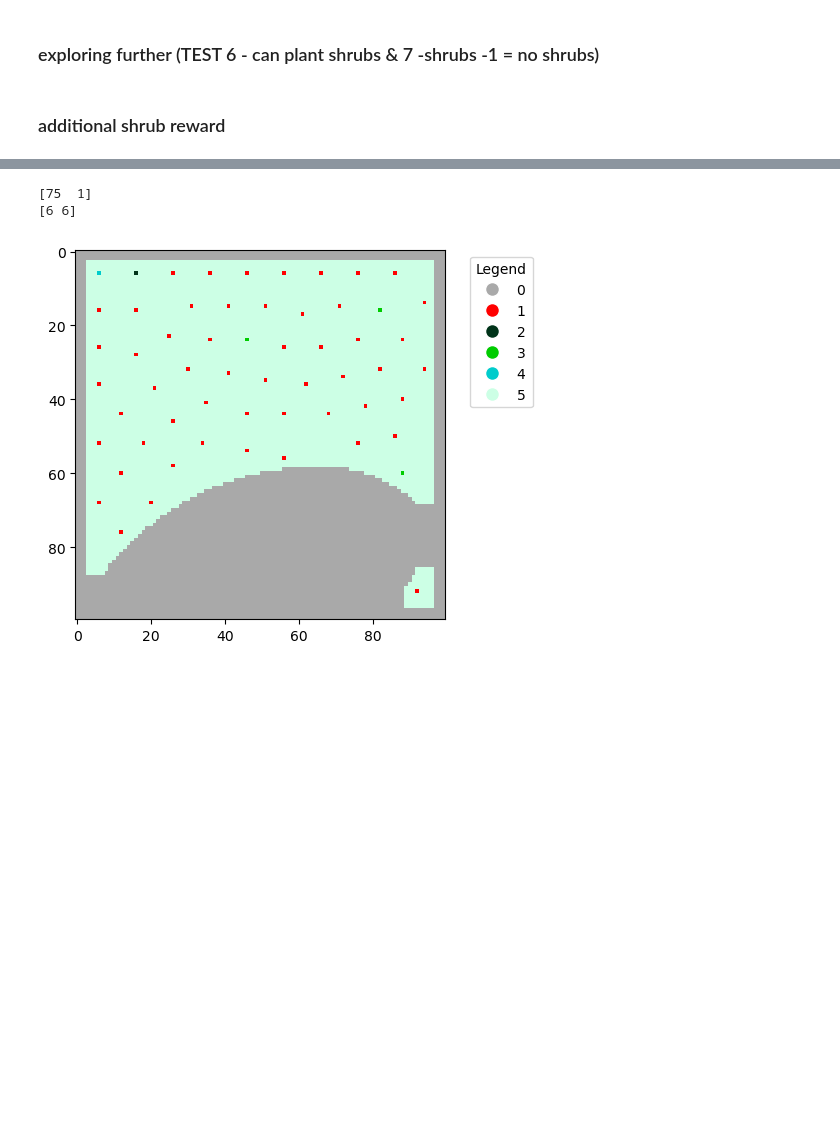
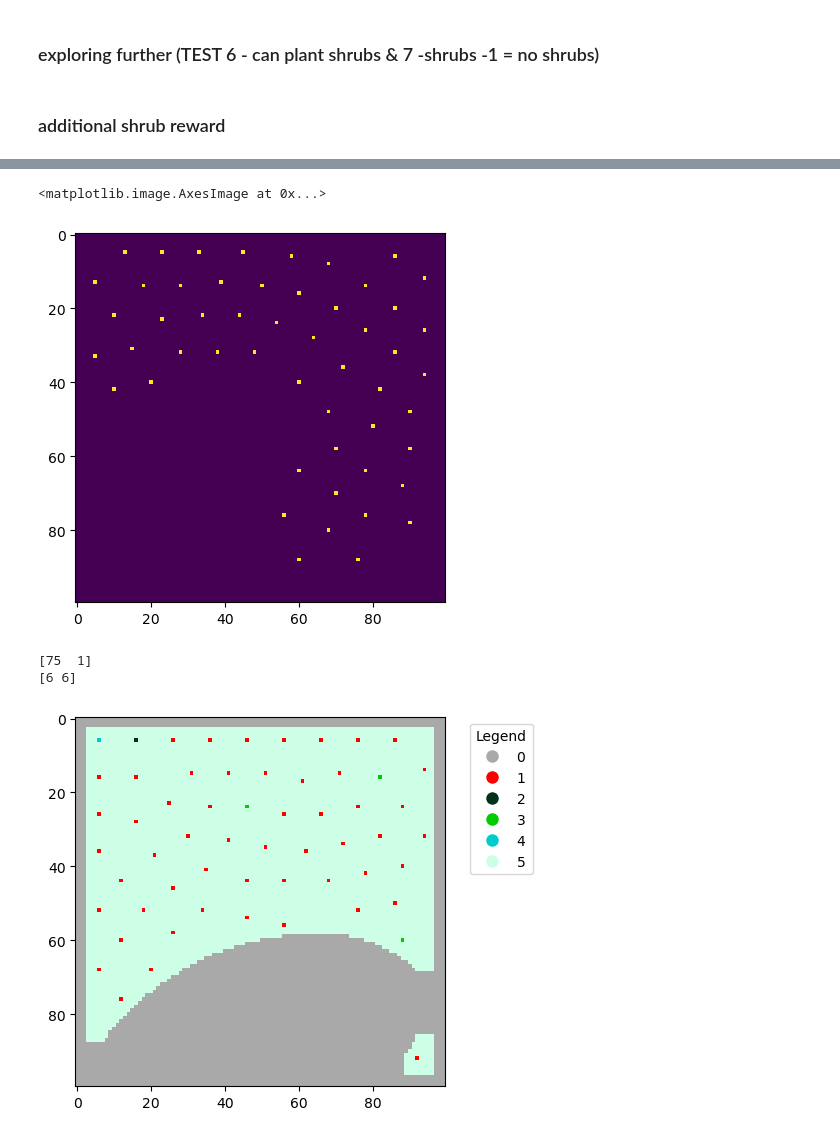
Before and after one commit to Jaywhisker/HDB_Planters, a Jupyter notebook: hdb-spatial-placement/notebooks/RL_WX_5.ipynb, the cells around one changed output, grey strips where cells are left out. Saved outputs shown, nothing was run; the diff lists cells and outputs as text; code cells hidden in the pictures; blank space fills up the shorter version.

```diff
--- a/hdb-spatial-placement/notebooks/RL_WX_5.ipynb
+++ b/hdb-spatial-placement/notebooks/RL_WX_5.ipynb
@@ -7417,3 +7424,8 @@ class updatedRewardEnv(gym.Env):
+# %%
+plt.imshow(test.grid)
+# %% [output]
+<matplotlib.image.AxesImage at 0x...>
+[figure, added]
 # %%
 from stable_baselines3.common.env_checker import check_env
 
```
Also changed, not shown: parts of 2 cells of this notebook, 5 other files.
